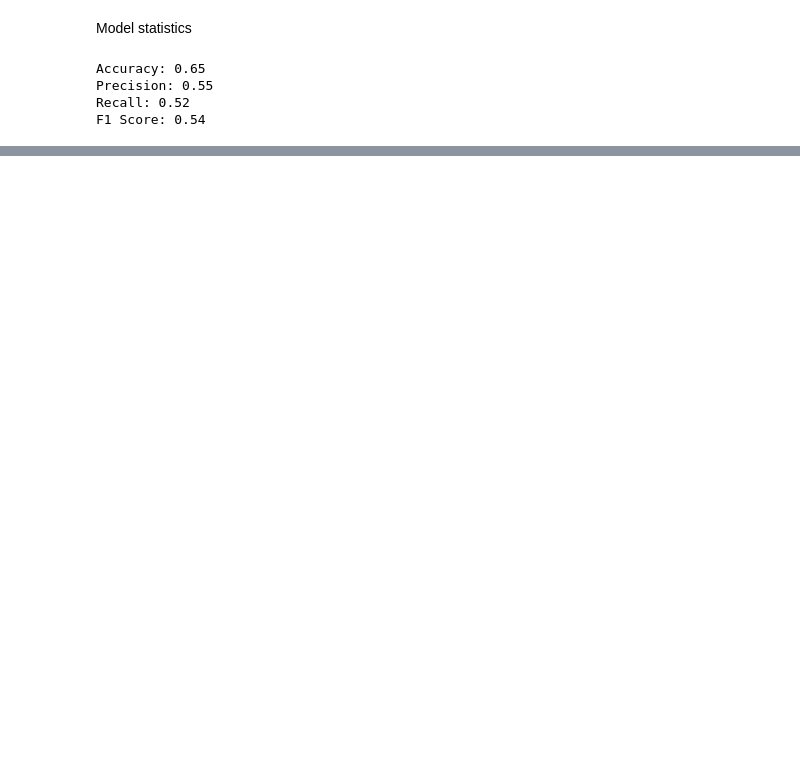
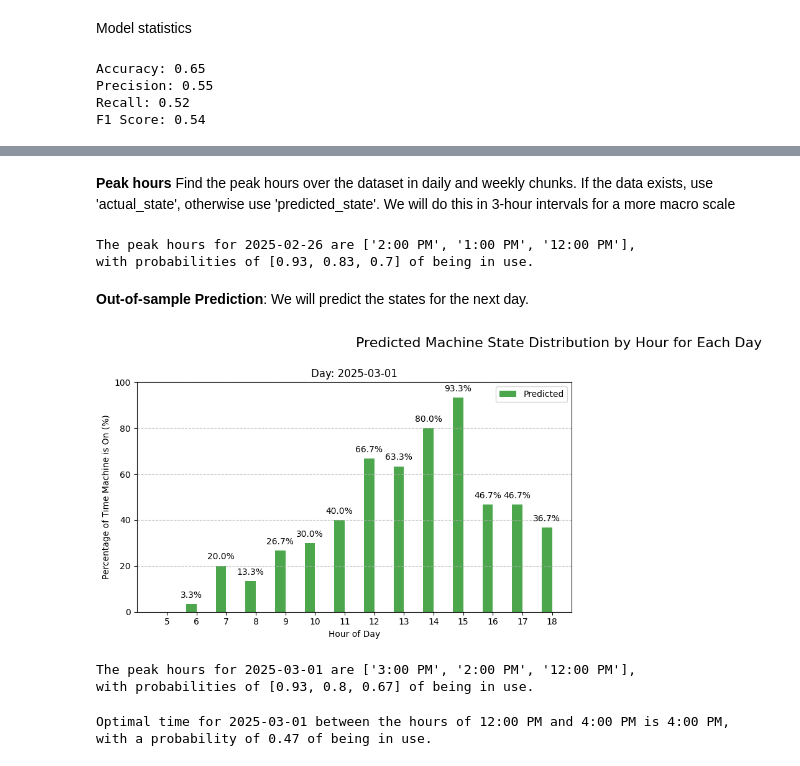
Before and after one commit to ECESeniorDesign24-25/GymHawk, a Jupyter notebook: analytics/analytics.ipynb, the cells around one changed output, grey strips where cells are left out. Drawn from its saved outputs; the diff is of its cells as text; code cells hidden in the pictures; blank space fills up the shorter version.

Commit message:
Out of sample prediction

```diff
--- a/analytics/analytics.ipynb
+++ b/analytics/analytics.ipynb
@@ -269,0 +385,3 @@ F1 Score: 0.54
+# %% [markdown]
+**Peak hours**
+Find the peak hours over the dataset in daily and weekly chunks. If the data exists, use 'actual_state', otherwise use 'predicted_state'. We will do this in 3-hour intervals for a more macro scale
@@ -269,0 +402,42 @@ F1 Score: 0.54
+# %%
+date = '2025-02-26'
+peak_hours = find_peak_hours_by_day(date, results)
+# %% [output]
+The peak hours for 2025-02-26 are ['2:00 PM', '1:00 PM', '12:00 PM'],
+with probabilities of [0.93, 0.83, 0.7] of being in use.
+# %% [markdown]
+**Out-of-sample Prediction**:
+We will predict the states for the next day.
+# %%
+last_day = results['timestamp'].dt.date.max()
+next_day = last_day + pd.Timedelta(days=1)
+
+# build df for next day. data only from 5am to 7pm in 2min intervals
+next_day_df = pd.DataFrame()
+
+n_intervals = (19 - 5) * 60 // 2
+start_time = pd.Timestamp.combine(next_day, pd.Timestamp('05:00').time())
+
+next_day_df['timestamp'] = pd.date_range(start=start_time, periods=n_intervals, freq='2min')
+
+next_day_df['hour'] = next_day_df['timestamp'].dt.hour
+next_day_df['minute'] = next_day_df['timestamp'].dt.minute
+next_day_df['day_of_week'] = next_day_df['timestamp'].dt.dayofweek
+
+# predict the states for the next day
+next_day_predictions = model.predict(next_day_df[model_features])
+next_day_df['predicted_state'] = next_day_predictions
+# %%
+plot_predicted_histogram(next_day_df)
+# %% [output]
+[figure, added]
+# %%
+peak_hours_out_of_sample = find_peak_hours_by_day(next_day, next_day_df)
+# %% [output]
+The peak hours for 2025-03-01 are ['3:00 PM', '2:00 PM', '12:00 PM'],
+with probabilities of [0.93, 0.8, 0.67] of being in use.
+# %%
+opt_time_out_of_sample = find_optimal_time(next_day_df, next_day, 12, 16)
+# %% [output]
+Optimal time for 2025-03-01 between the hours of 12:00 PM and 4:00 PM is 4:00 PM,
+with a probability of 0.47 of being in use.
```
Also changed, not shown: parts of 12 cells of this notebook.
